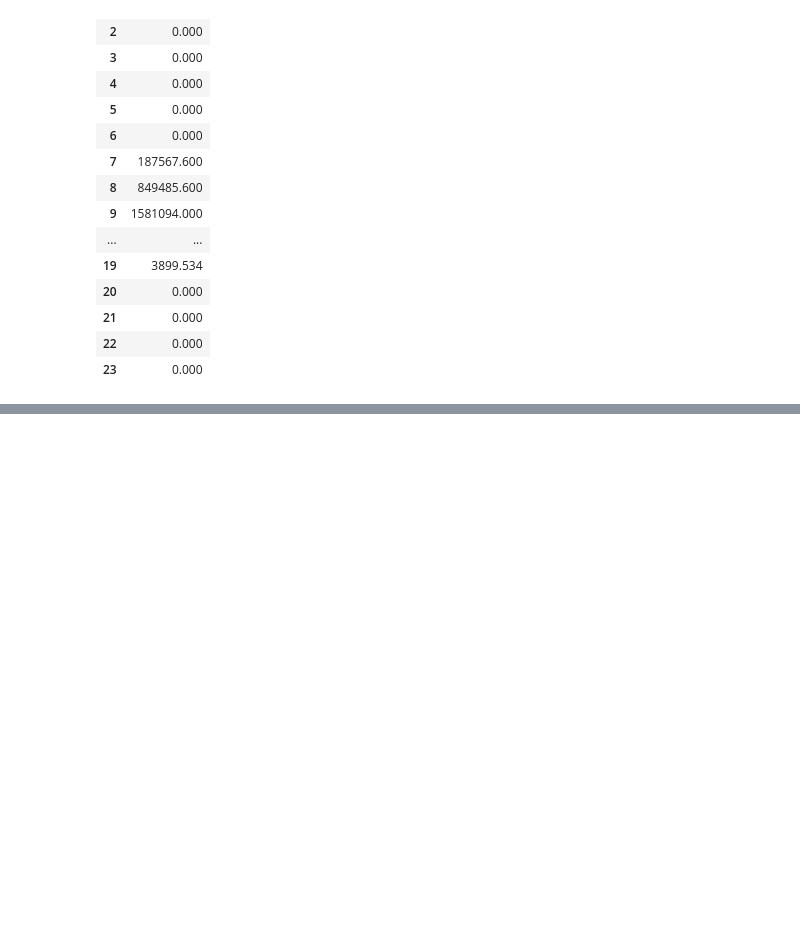
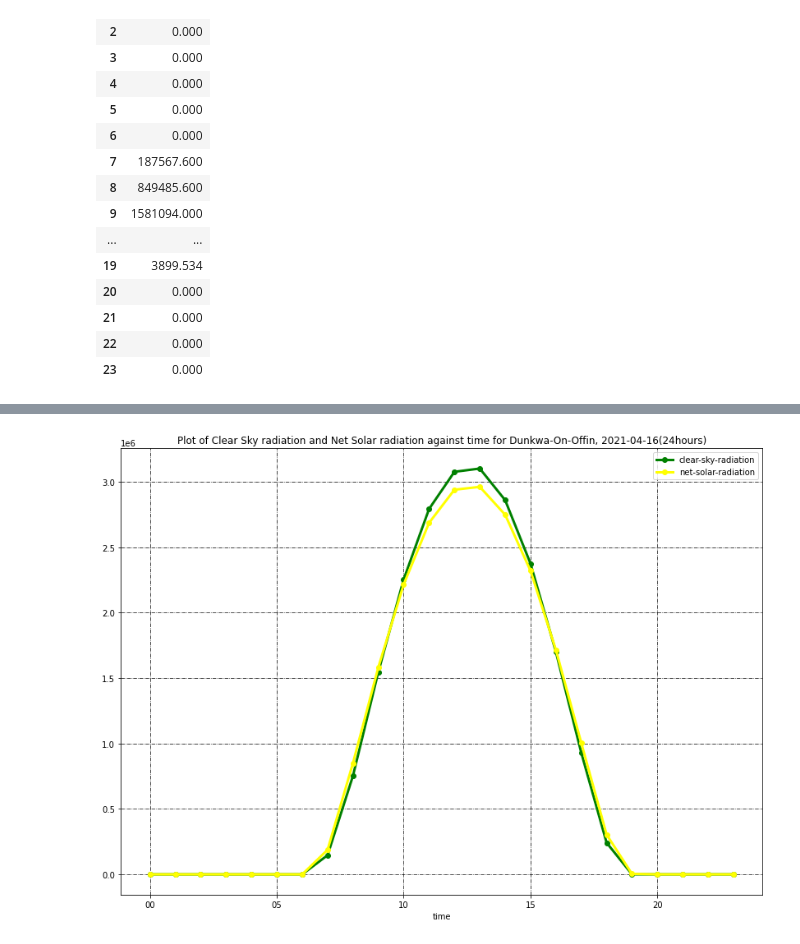
Before and after one commit to felaris/Heat-and-Radiation-for-Dunkwa-On-Offin, a Jupyter notebook: Script_for_Analysis.ipynb, the cells around one changed output, grey strips where cells are left out. Drawn from its saved outputs; the diff is of its cells as text; code cells hidden in the pictures; blank space fills up the shorter version.

```diff
--- a/Script_for_Analysis.ipynb
+++ b/Script_for_Analysis.ipynb
@@ -50,0 +76,11 @@ net_solar
+# %%
+data.plot(x='time', y=['clear-sky-radiation', 'net-solar-radiation'],color=plotcolor, marker="o",linewidth=3,figsize=(14, 10), grid=True, title='Plot of Clear Sky radiation and Net Solar radiation against time for Dunkwa-On-Offin, 2021-04-16(24hours)')
+
+plt.grid(color='black', linestyle='-.', linewidth=0.7)
+
+
+
+plt.savefig('Radiation_Analysis_Plot.png')
+plt.show()
+# %% [output]
+[figure, added]
```
Also changed, not shown: parts of 3 cells of this notebook, 1 other file.
